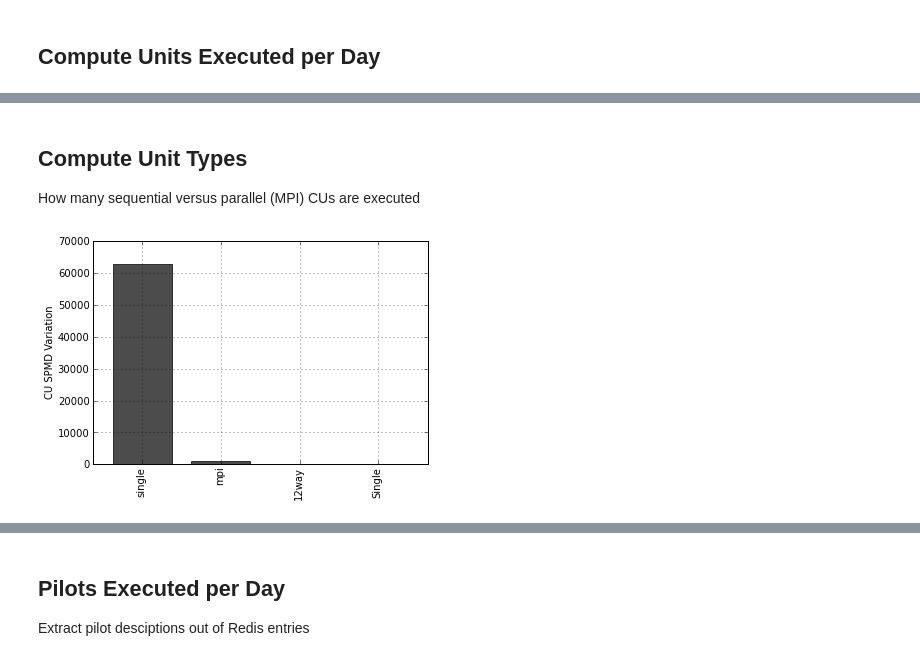
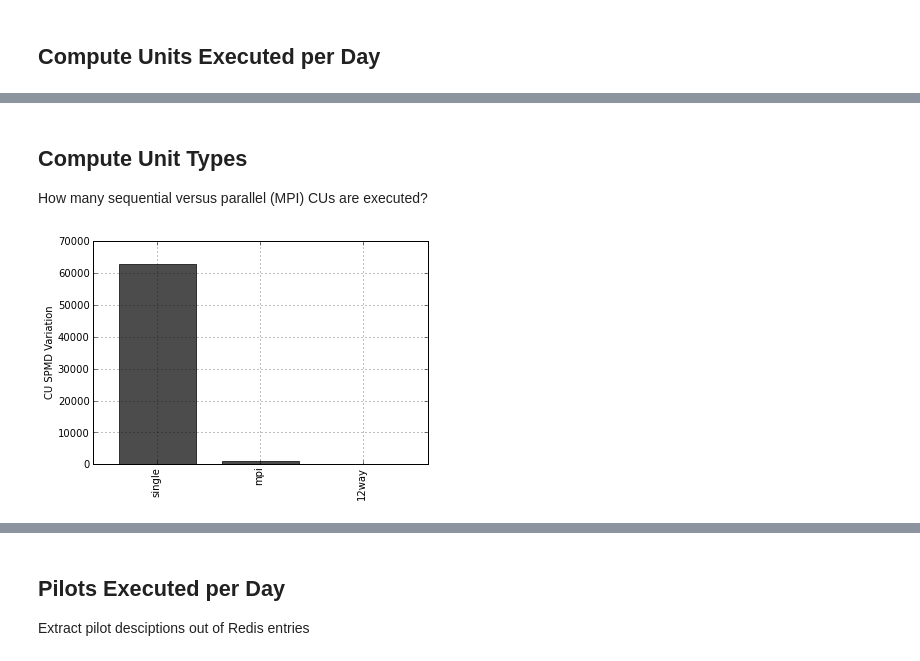
Before and after one commit to saga-project/BigJob, a Jupyter notebook: util/bigjob_usage.ipynb, the cells around one changed output, grey strips where cells are left out. Drawn from its saved outputs; the diff is of its cells as text; code cells hidden in the pictures.

```diff
--- a/util/bigjob_usage.ipynb
+++ b/util/bigjob_usage.ipynb
@@ -66,14 +65,13 @@ plt.savefig("number_cus_per_day.pdf", format="pdf", bbox_inches='tight', pad_inc
 # %% [markdown]
 ## Compute Unit Types
 
-How many sequential versus parallel (MPI) CUs are executed
+How many sequential versus parallel (MPI) CUs are executed?
 # %%
 spmd = cus_df["SPMDVariation"].astype("object")
-#spmd.dtype = "object"
-spmd[spmd.isnull()]="Single"
+spmd[spmd.isnull()]="single"
 spmd.value_counts().plot(kind="bar",  color='k', alpha=0.7)
 plt.ylabel("Number of CUs")
 plt.ylabel("CU SPMD Variation")
 plt.savefig("cu_type.pdf", format="pdf", bbox_inches='tight', pad_inches=0.1)
 # %% [output]
-[figure, old version]
+[figure, new version]
```
Also changed, not shown: parts of 6 cells of this notebook, 1 other file.
